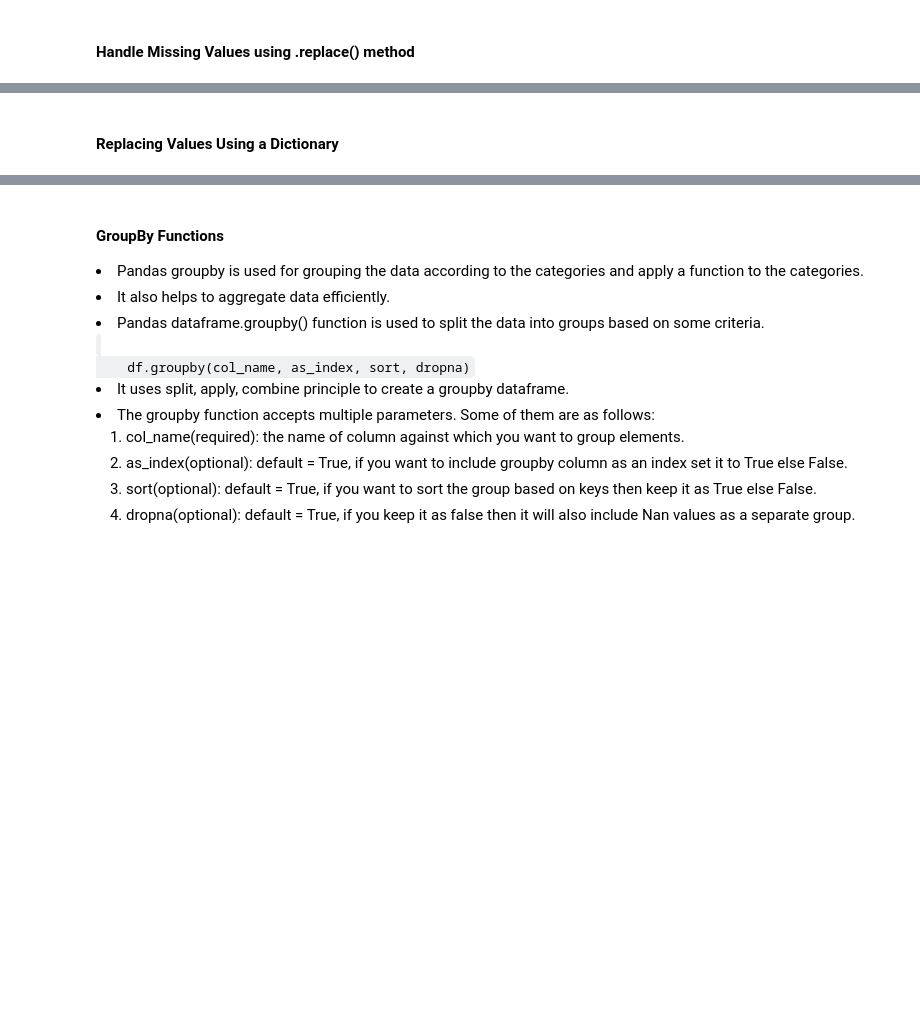
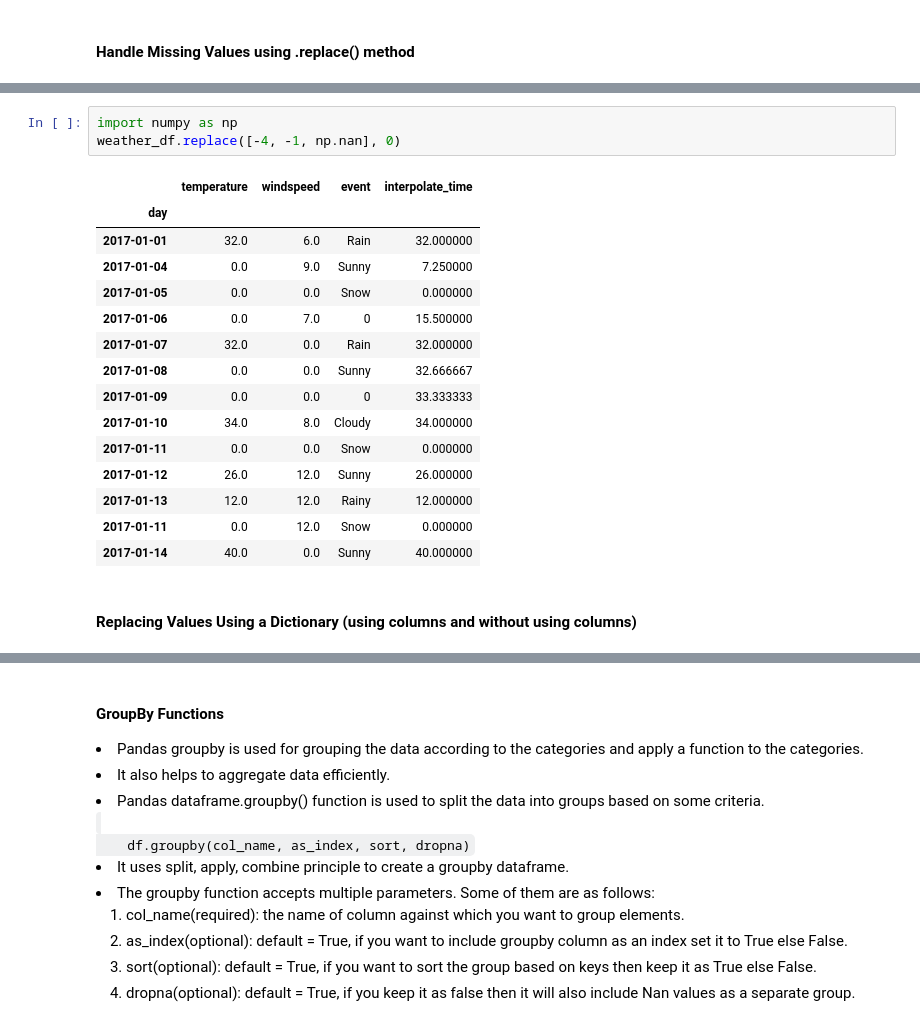
Before and after one commit to prabhat-123/Python_For_Data_Science, a Jupyter notebook: pandas_basics.ipynb, the cells around one changed output, grey strips where cells are left out. Drawn from its saved outputs; the diff is of its cells as text; blank space fills up the shorter version.

```diff
--- a/pandas_basics.ipynb
+++ b/pandas_basics.ipynb
@@ -1717,2 +1859,21 @@ weather_df[['day', 'temperature', 'ffill_temperature']]
+# %%
+import numpy as np
+weather_df.replace([-4, -1, np.nan], 0)
+# %% [output]
+|  | temperature | windspeed | event | interpolate_time |
+| day |  |  |  |  |
+| 2017-01-01 | 32.0 | 6.0 | Rain | 32.000000 |
+| 2017-01-04 | 0.0 | 9.0 | Sunny | 7.250000 |
+| 2017-01-05 | 0.0 | 0.0 | Snow | 0.000000 |
+| 2017-01-06 | 0.0 | 7.0 | 0 | 15.500000 |
+| 2017-01-07 | 32.0 | 0.0 | Rain | 32.000000 |
+| 2017-01-08 | 0.0 | 0.0 | Sunny | 32.666667 |
+| 2017-01-09 | 0.0 | 0.0 | 0 | 33.333333 |
+| 2017-01-10 | 34.0 | 8.0 | Cloudy | 34.000000 |
+| 2017-01-11 | 0.0 | 0.0 | Snow | 0.000000 |
+| 2017-01-12 | 26.0 | 12.0 | Sunny | 26.000000 |
+| 2017-01-13 | 12.0 | 12.0 | Rainy | 12.000000 |
+| 2017-01-11 | 0.0 | 12.0 | Snow | 0.000000 |
+| 2017-01-14 | 40.0 | 0.0 | Sunny | 40.000000 |
 # %% [markdown]
-#### Replacing Values Using a Dictionary
+#### Replacing Values Using a Dictionary (using columns and without using columns)
```
Also changed, not shown: parts of 39 cells of this notebook, 3 other files.
